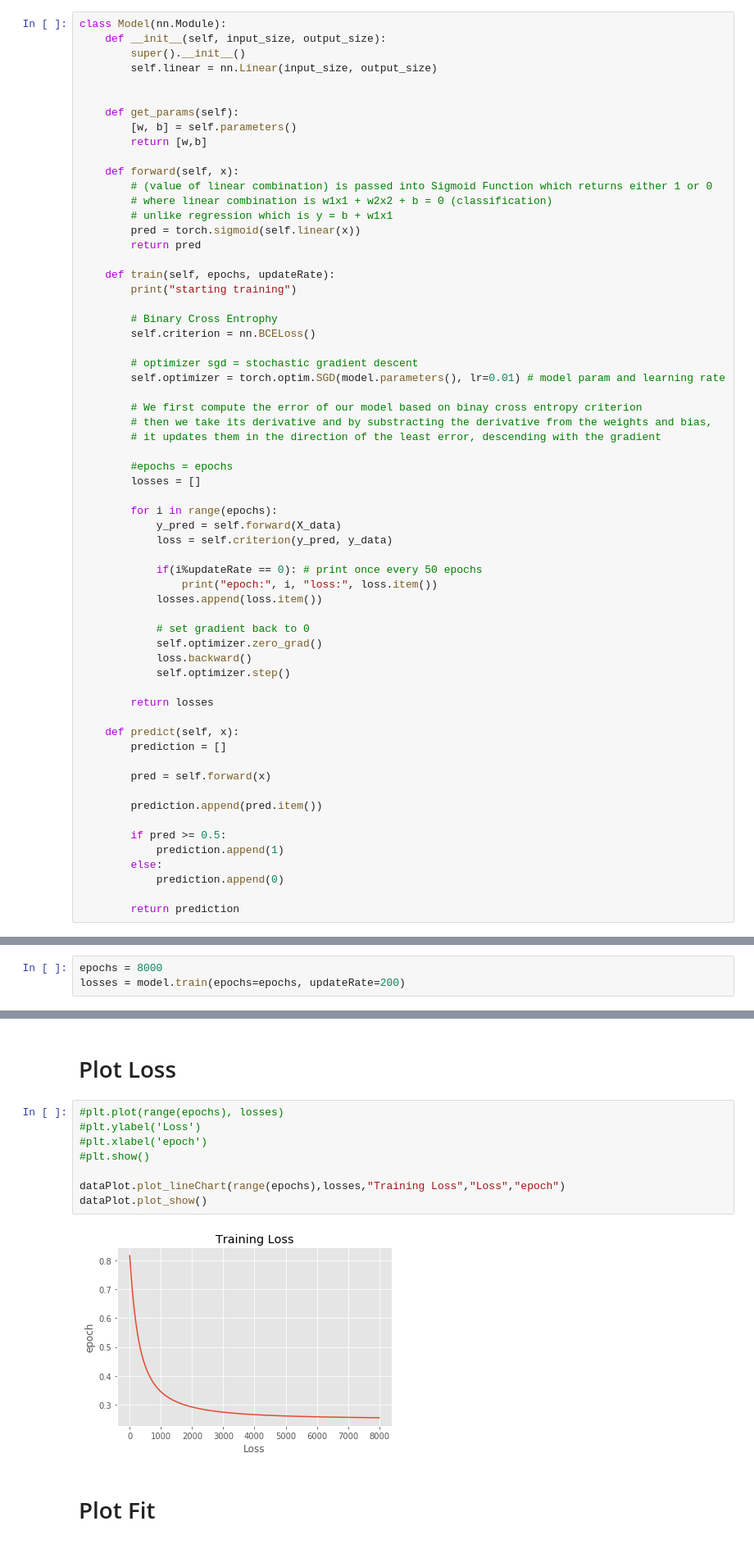
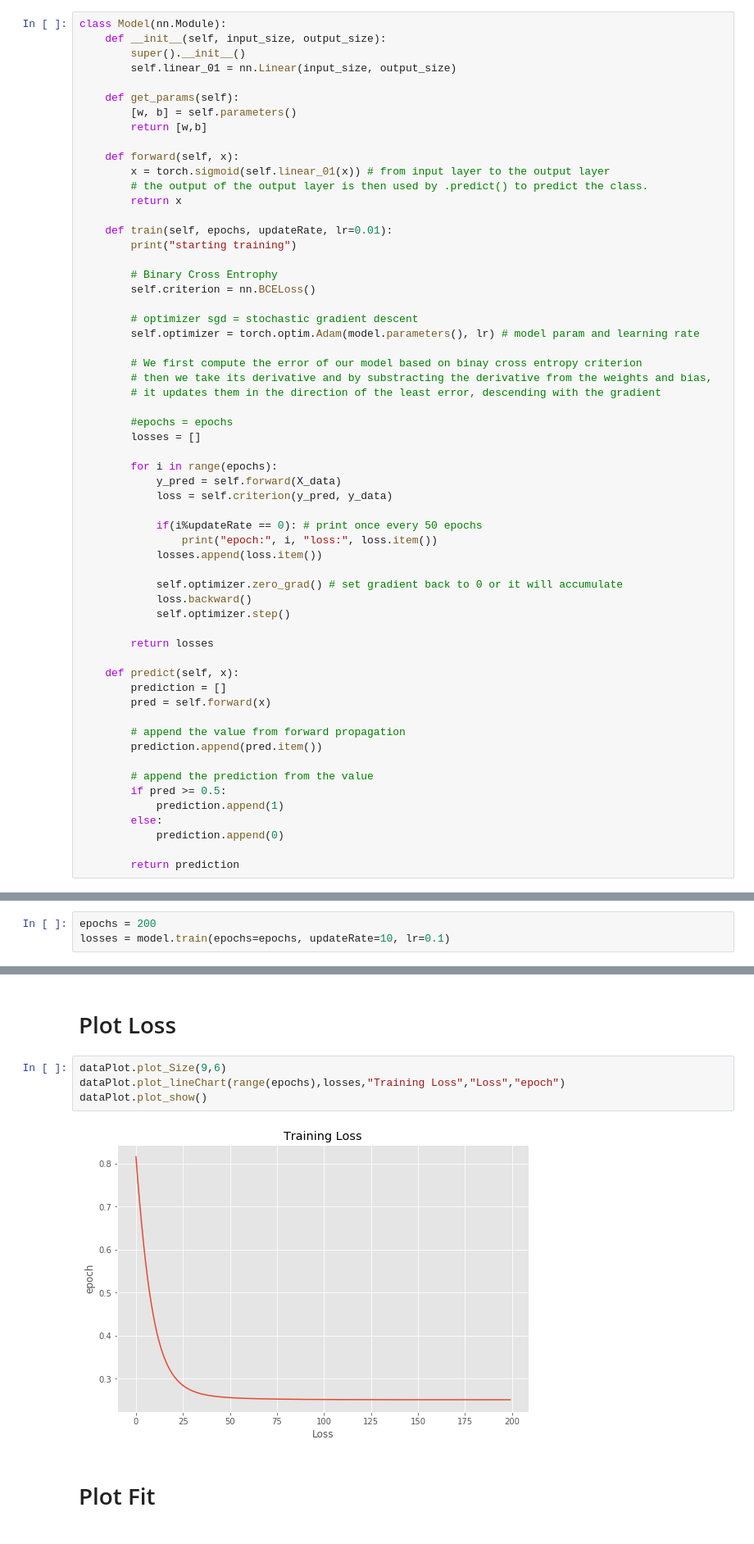
Before and after one commit to atsui888/Perceptron, a Jupyter notebook: Perceptron.ipynb, the cells around one changed output, grey strips where cells are left out. Shown: that part at 82% size. Cells and saved outputs as stored; diff of their text form.

```diff
--- a/Perceptron.ipynb
+++ b/Perceptron.ipynb
@@ -161,28 +189,25 @@ A perceptron only has
 class Model(nn.Module):
     def __init__(self, input_size, output_size):
         super().__init__()
-        self.linear = nn.Linear(input_size, output_size)
-
+        self.linear_01 = nn.Linear(input_size, output_size)
 
     def get_params(self):
         [w, b] = self.parameters()
         return [w,b]
 
     def forward(self, x):
-        # (value of linear combination) is passed into Sigmoid Function which returns either 1 or 0
-        # where linear combination is w1x1 + w2x2 + b = 0 (classification)
-        # unlike regression which is y = b + w1x1
-        pred = torch.sigmoid(self.linear(x))
-        return pred
+        x = torch.sigmoid(self.linear_01(x)) # from input layer to the output layer
+        # the output of the output layer is then used by .predict() to predict the class.
+        return x
 
-    def train(self, epochs, updateRate):
+    def train(self, epochs, updateRate, lr=0.01):
         print("starting training")
 
         # Binary Cross Entrophy
         self.criterion = nn.BCELoss()
 
         # optimizer sgd = stochastic gradient descent
-        self.optimizer = torch.optim.SGD(model.parameters(), lr=0.01) # model param and learning rate
+        self.optimizer = torch.optim.Adam(model.parameters(), lr) # model param and learning rate
 
         # We first compute the error of our model based on binay cross entropy criterion
         # then we take its derivative and by substracting the derivative from the weights and bias,
@@ -199,8 +224,7 @@ class Model(nn.Module):
                 print("epoch:", i, "loss:", loss.item())
             losses.append(loss.item())
 
-            # set gradient back to 0
-            self.optimizer.zero_grad()
+            self.optimizer.zero_grad() # set gradient back to 0 or it will accumulate
             loss.backward()
             self.optimizer.step()
 
@@ -208,11 +232,12 @@ class Model(nn.Module):
 
     def predict(self, x):
         prediction = []
-
         pred = self.forward(x)
 
+        # append the value from forward propagation
         prediction.append(pred.item())
 
+        # append the prediction from the value
         if pred >= 0.5:
             prediction.append(1)
         else:
@@ -269,8 +294,8 @@ As we can see, the initial fit is not good at all.
 # %% [markdown]
 # Train Model
 # %%
-epochs = 8000
-losses = model.train(epochs=epochs, updateRate=200)
+epochs = 200
+losses = model.train(epochs=epochs, updateRate=10, lr=0.1)
 # %% [output]
 starting training
 epoch: 0 loss: 0.815714418888092
@@ -292,15 +317,11 @@ epoch: 7800 loss: 0.255611389875412
 # %% [markdown]
 # Plot Loss
 # %%
-#plt.plot(range(epochs), losses)
-#plt.ylabel('Loss')
-#plt.xlabel('epoch')
-#plt.show()
-
+dataPlot.plot_Size(9,6)
 dataPlot.plot_lineChart(range(epochs),losses,"Training Loss","Loss","epoch")
 dataPlot.plot_show()
 # %% [output]
-[figure, old version]
+[figure, new version]
 # %% [markdown]
 # Plot Fit
 # %%
```
Also changed, not shown: parts of 8 cells of this notebook.
